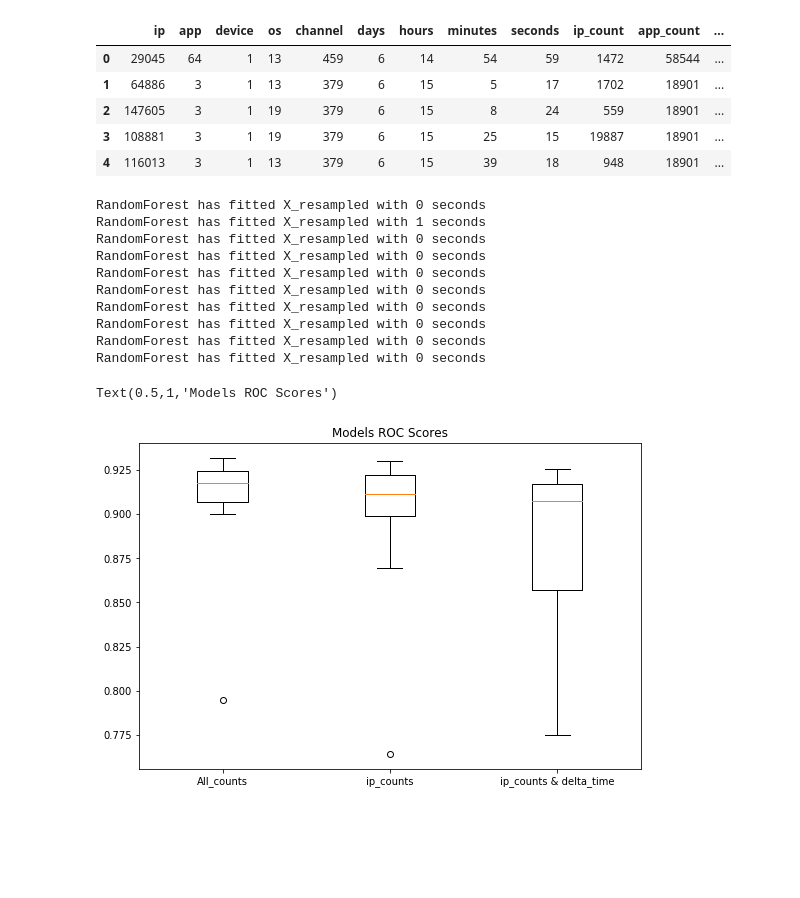
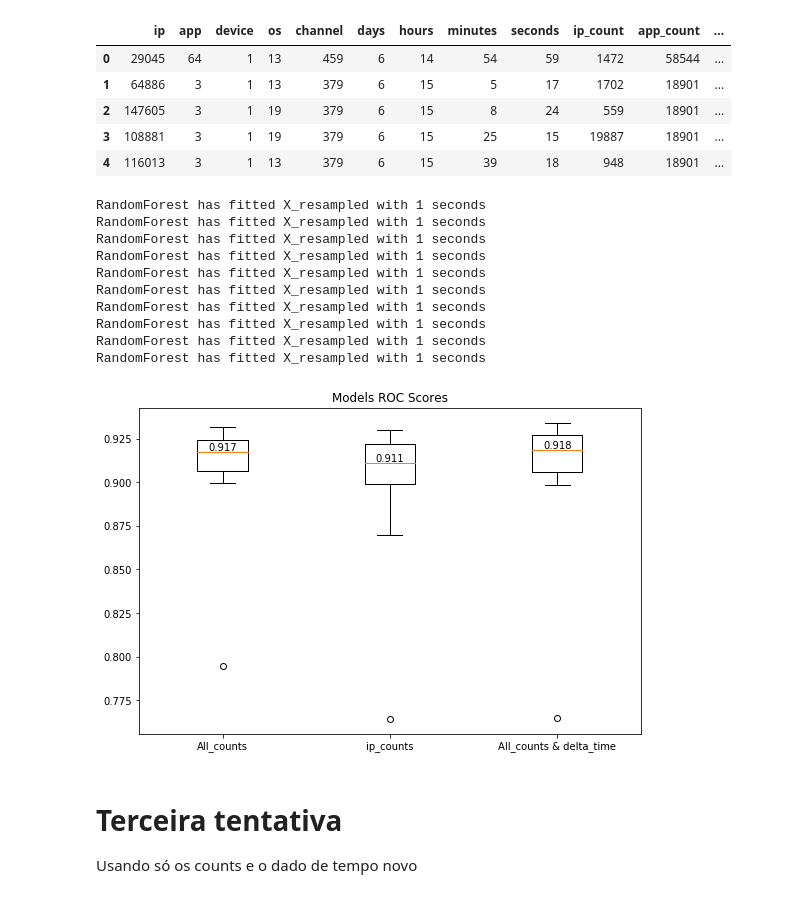
Before and after one commit to rgriva/Kaggle, a Jupyter notebook: RF_more_features.ipynb, the cells around one changed output. Cells and saved outputs as stored; diff of their text form; code cells hidden in the pictures; blank space fills up the shorter version.

Commit message:
feature de tempo

```diff
--- a/RF_more_features.ipynb
+++ b/RF_more_features.ipynb
@@ -349,9 +347,11 @@ temp.head()
+# %%
+df_merge = df_merge.drop(['delta_time'], axis=1)
 # %%
 #Merging the new feature created in the original df
-df_merge = df_merge.merge(temp, on='ip', how='left')
-
+df_merge['delta_time'] = gr.delta_time
+df_merge['delta_time'] = df_merge['delta_time'].fillna(value = 0)
 # Deleting the temporary df created on the process
-del temp, gr
+del gr
 gc.collect();
 
 df_merge.head()
@@ -368,12 +368,11 @@ df_train = df_merge[:train_record_index]
 df_test = df_merge[train_record_index:]
 # %%
 # Doing undersampling
-params = ['ip', 'app', 'device', 'os', 'channel','days', 'hours', 'minutes',
-                                                                  'seconds', 'ip_count', 'delta_time']
+
 rus = RandomUnderSampler(return_indices=True)
-X_resampled, Y_resampled, idx_resampled = rus.fit_sample(df_train[params], Learning_Y)
+X_resampled, Y_resampled, idx_resampled = rus.fit_sample(df_train, Learning_Y)
 
-X_resampled = pd.DataFrame(X_resampled, columns=params)
+X_resampled = pd.DataFrame(X_resampled, columns=df_train.columns)
 Y_resampled = pd.DataFrame(Y_resampled, columns=['is_attributed'])
 # %%
 # Separating 10 groups of testing and training for cross validation
@@ -388,7 +387,7 @@ for train_idx, test_idx in idx:
     start_time = time.time()
     X = X_resampled.iloc[train_idx]
     Y = Y_resampled.iloc[train_idx]
-    rf = RandomForestClassifier(n_estimators=13, max_depth=13, verbose=0, n_jobs = -1)
+    rf = RandomForestClassifier(n_estimators=20, max_depth=13, verbose=0, n_jobs = -1)
     rf = rf.fit(X, Y.values.ravel())
 
     print('RandomForest has fitted X_resampled with {} seconds'.format(round(time.time() - start_time), 3))
@@ -397,28 +396,40 @@ for train_idx, test_idx in idx:
     Y_pred = rf.predict(X_resampled.iloc[test_idx])
     roc_ipcounts_dtime.append(roc_auc_score(Y_true, Y_pred))
 # %% [output]
-RandomForest has fitted X_resampled with 0 seconds
 RandomForest has fitted X_resampled with 1 seconds
-RandomForest has fitted X_resampled with 0 seconds
-RandomForest has fitted X_resampled with 0 seconds
-RandomForest has fitted X_resampled with 0 seconds
-RandomForest has fitted X_resampled with 0 seconds
-RandomForest has fitted X_resampled with 0 seconds
-RandomForest has fitted X_resampled with 0 seconds
-RandomForest has fitted X_resampled with 0 seconds
-RandomForest has fitted X_resampled with 0 seconds
+RandomForest has fitted X_resampled with 1 seconds
+RandomForest has fitted X_resampled with 1 seconds
+RandomForest has fitted X_resampled with 1 seconds
+RandomForest has fitted X_resampled with 1 seconds
+RandomForest has fitted X_resampled with 1 seconds
+RandomForest has fitted X_resampled with 1 seconds
+RandomForest has fitted X_resampled with 1 seconds
+RandomForest has fitted X_resampled with 1 seconds
+RandomForest has fitted X_resampled with 1 seconds
 # %%
 # Ploting the ROC scores
-roc_ipcounts_dtime = np.array(roc_ipcounts_dtime)
-data_plot = [roc_counts, roc_ipcounts, roc_ipcounts_dtime]
-labels = ['All_counts', 'ip_counts', 'ip_counts & delta_time']
+roc_counts_dtime = np.array(roc_ipcounts_dtime)
+data_plot = [roc_counts, roc_ipcounts, roc_counts_dtime]
+labels = ['All_counts', 'ip_counts', 'All_counts & delta_time']
 
 fig = plt.figure(1, figsize=(9, 6))
 ax = fig.add_subplot(111)
 
-ax.boxplot(data_plot)
+bp_dict = ax.boxplot(data_plot)
 ax.set_xticklabels(labels)
 ax.set_title('Models ROC Scores')
+
+for line in bp_dict['medians']:
+    # get position data for median line
+    x1, y1 = line.get_xydata()[0] # low of median line
+    x2, y1 = line.get_xydata()[1] # top of median line
+    x = (x1 + x2)/2
+    # overlay median value
+    text(x, y1+0.001, '%.3f' % y1,
+         horizontalalignment='center') # draw above, centered
 # %% [output]
-Text(0.5,1,'Models ROC Scores')
-[figure, old version]
+[figure, new version]
+# %% [markdown]
+# Terceira tentativa
+
+Usando só os counts e o dado de tempo novo
```
Also changed, not shown: parts of 13 cells of this notebook.
